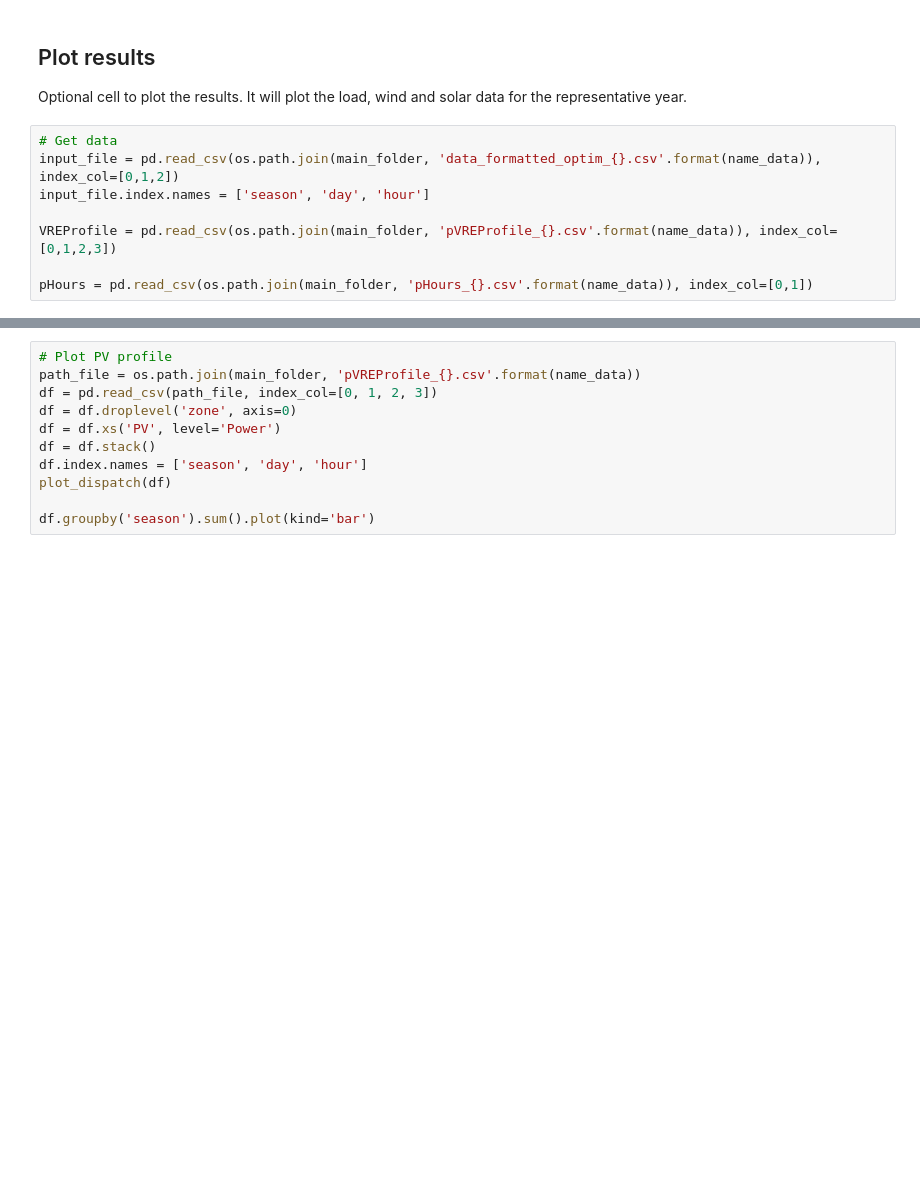
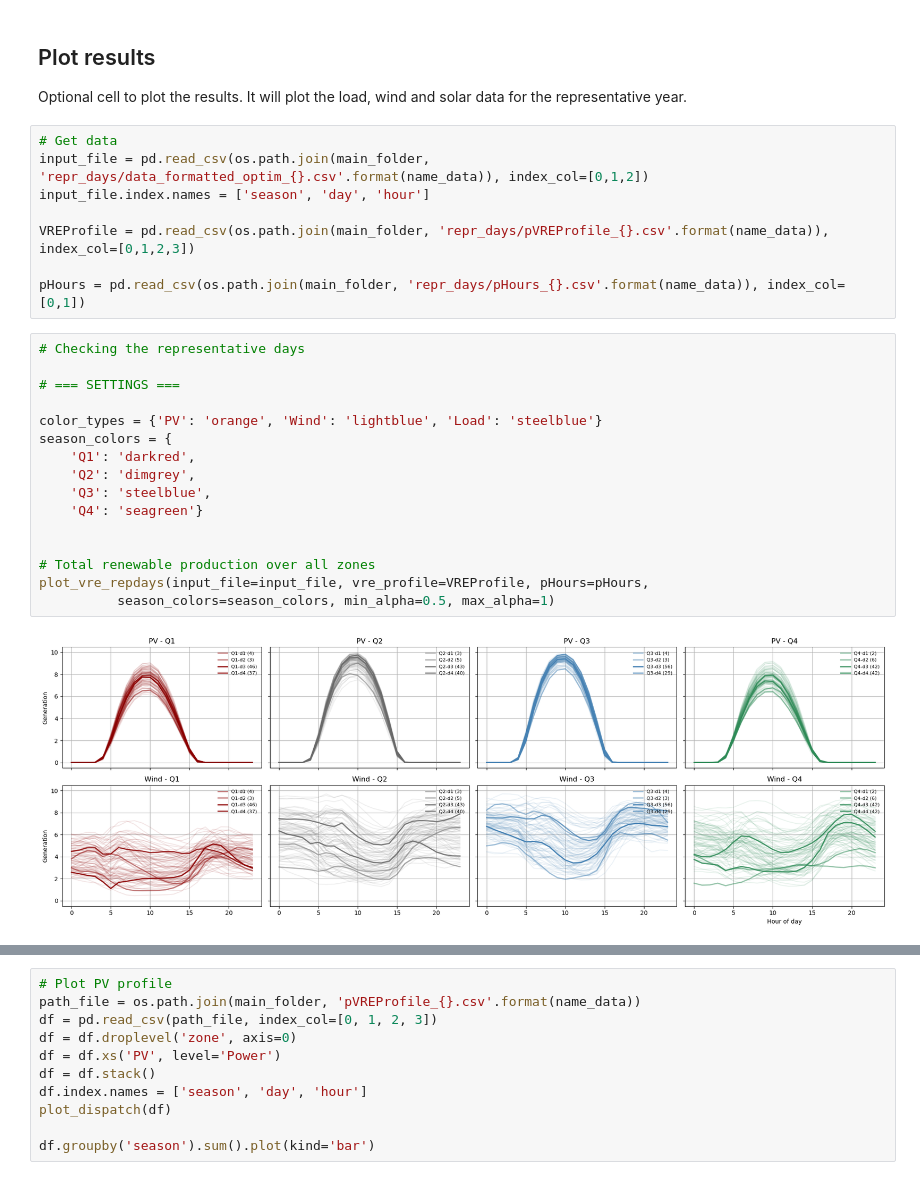
Before and after one commit to ESMAP-World-Bank-Group/Planning-tools, a Jupyter notebook: representative_days.ipynb, the cells around one changed output, grey strips where cells are left out. Cells and saved outputs as stored; diff of their text form; blank space fills up the shorter version.

Commit message:
adding more explanation + graphs

```diff
--- a/representative_days.ipynb
+++ b/representative_days.ipynb
@@ -420,12 +435,30 @@ File saved at: data/sapp/repr_days/pVREProfile_sapp.csv
 Optional cell to plot the results. It will plot the load, wind and solar data for the representative year.
 # %%
 # Get data
-input_file = pd.read_csv(os.path.join(main_folder, 'data_formatted_optim_{}.csv'.format(name_data)), index_col=[0,1,2])
+input_file = pd.read_csv(os.path.join(main_folder, 'repr_days/data_formatted_optim_{}.csv'.format(name_data)), index_col=[0,1,2])
 input_file.index.names = ['season', 'day', 'hour']
 
-VREProfile = pd.read_csv(os.path.join(main_folder, 'pVREProfile_{}.csv'.format(name_data)), index_col=[0,1,2,3])
+VREProfile = pd.read_csv(os.path.join(main_folder, 'repr_days/pVREProfile_{}.csv'.format(name_data)), index_col=[0,1,2,3])
 
-pHours = pd.read_csv(os.path.join(main_folder, 'pHours_{}.csv'.format(name_data)), index_col=[0,1])
+pHours = pd.read_csv(os.path.join(main_folder, 'repr_days/pHours_{}.csv'.format(name_data)), index_col=[0,1])
+# %%
+# Checking the representative days
+
+# === SETTINGS ===
+
+color_types = {'PV': 'orange', 'Wind': 'lightblue', 'Load': 'steelblue'}
+season_colors = {
+    'Q1': 'darkred',
+    'Q2': 'dimgrey',
+    'Q3': 'steelblue',
+    'Q4': 'seagreen'}
+
+
+# Total renewable production over all zones
+plot_vre_repdays(input_file=input_file, vre_profile=VREProfile, pHours=pHours,
+          season_colors=season_colors, min_alpha=0.5, max_alpha=1)
+# %% [output]
+[figure, added]
 # %%
 # Checking the representative days
 
```
Also changed, not shown: parts of 6 cells of this notebook.
